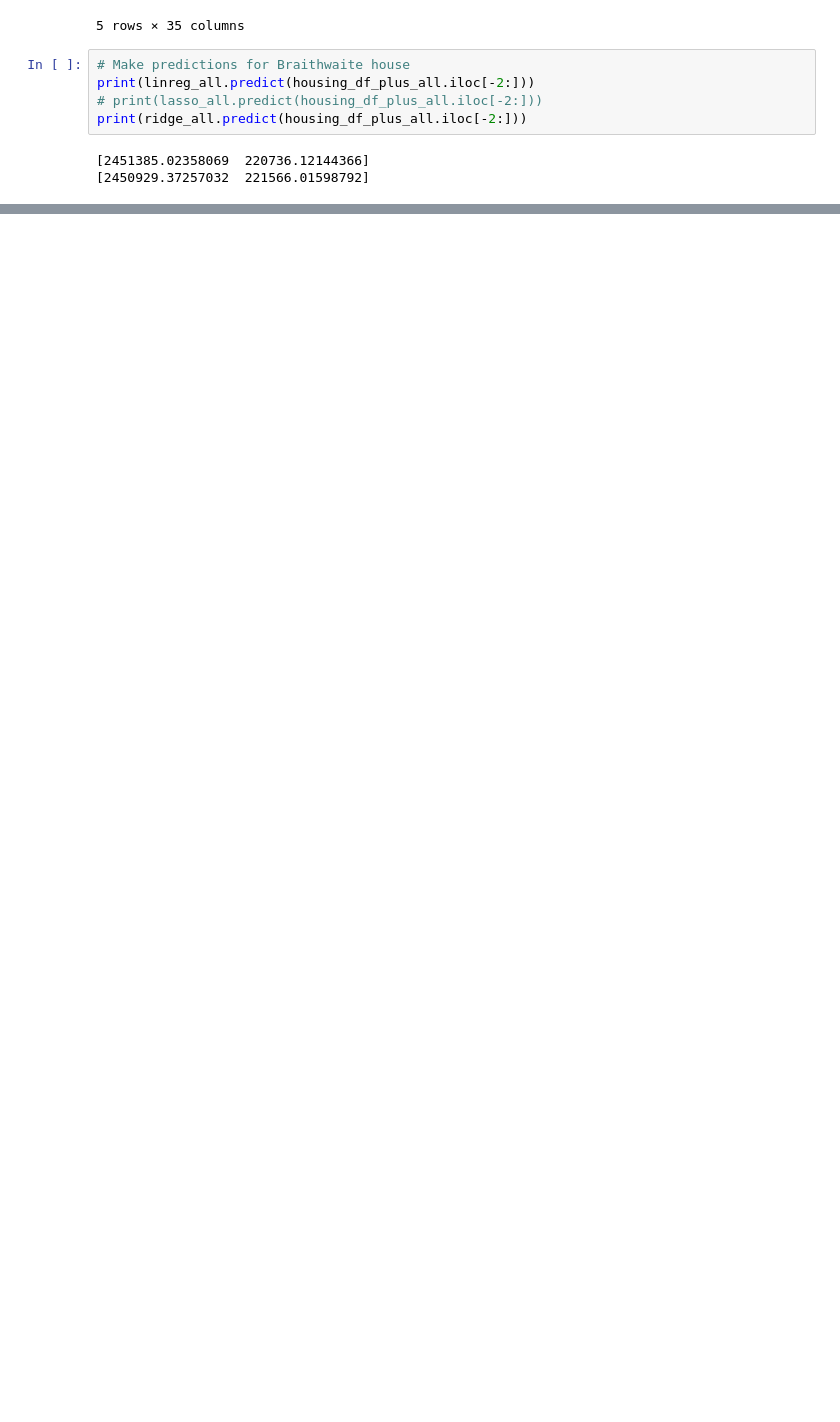
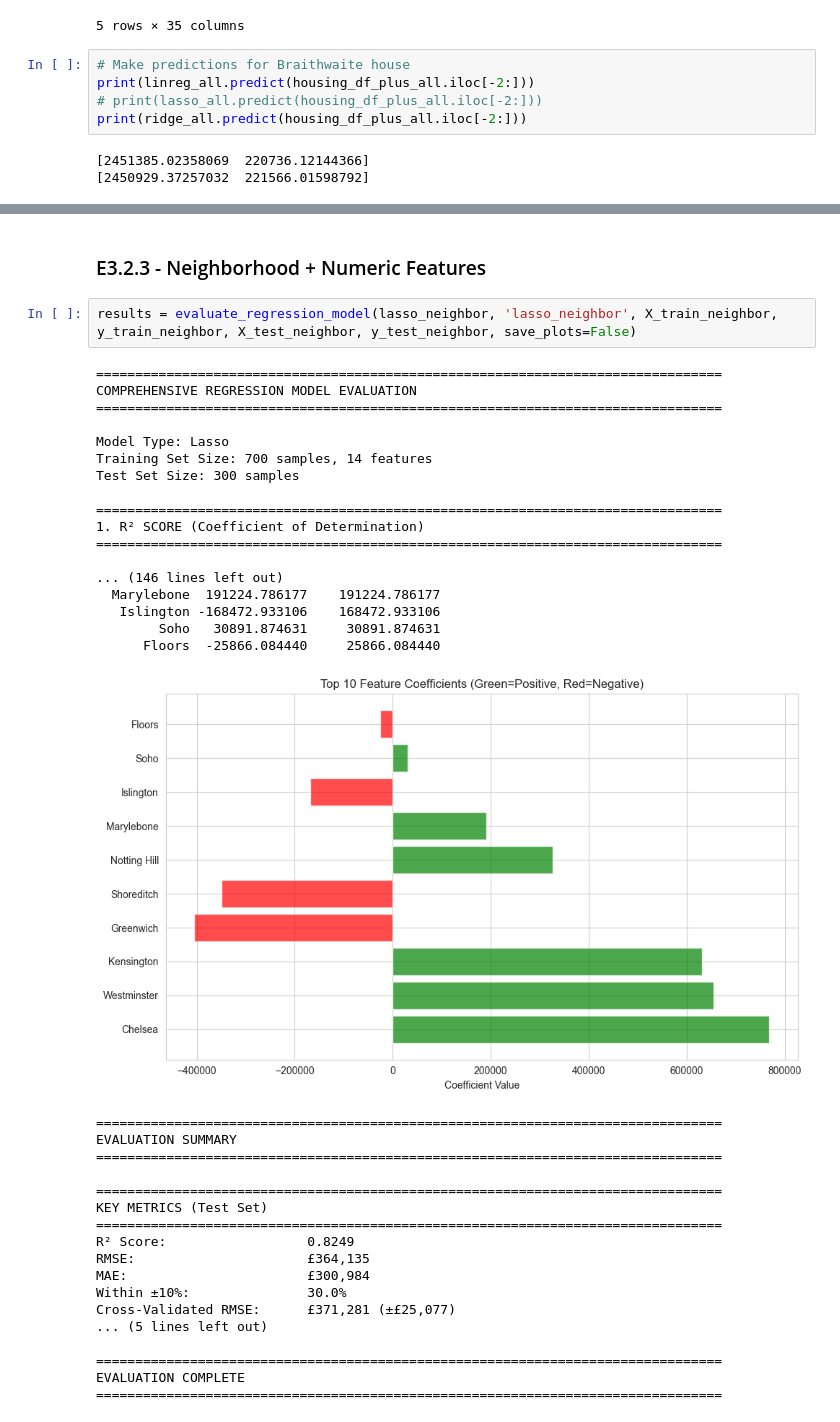
Before and after one commit to rsamconn/London-housing, a Jupyter notebook: Regression_analysis.ipynb, the cells around one changed output, grey strips where cells are left out. Saved outputs shown, nothing was run; the diff lists cells and outputs as text; blank space fills up the shorter version.

```diff
--- a/Regression_analysis.ipynb
+++ b/Regression_analysis.ipynb
@@ -1375,0 +1916,40 @@ print(ridge_all.predict(housing_df_plus_all.iloc[-2:]))
+# %% [markdown]
+### E3.2.3 - Neighborhood + Numeric Features
+# %%
+results = evaluate_regression_model(lasso_neighbor, 'lasso_neighbor', X_train_neighbor, y_train_neighbor, X_test_neighbor, y_test_neighbor, save_plots=False)
+# %% [output]
+================================================================================
+COMPREHENSIVE REGRESSION MODEL EVALUATION
+================================================================================
+
+Model Type: Lasso
+Training Set Size: 700 samples, 14 features
+Test Set Size: 300 samples
+
+================================================================================
+1. R² SCORE (Coefficient of Determination)
+================================================================================
+
+... (146 lines left out)
+  Marylebone  191224.786177    191224.786177
+   Islington -168472.933106    168472.933106
+        Soho   30891.874631     30891.874631
+      Floors  -25866.084440     25866.084440
+[figure, added]
+================================================================================
+EVALUATION SUMMARY
+================================================================================
+
+================================================================================
+KEY METRICS (Test Set)
+================================================================================
+R² Score:                  0.8249
+RMSE:                      £364,135
+MAE:                       £300,984
+Within ±10%:               30.0%
+Cross-Validated RMSE:      £371,281 (±£25,077)
+... (5 lines left out)
+
+================================================================================
+EVALUATION COMPLETE
+================================================================================
```
Also changed, not shown: parts of 36 cells of this notebook.
